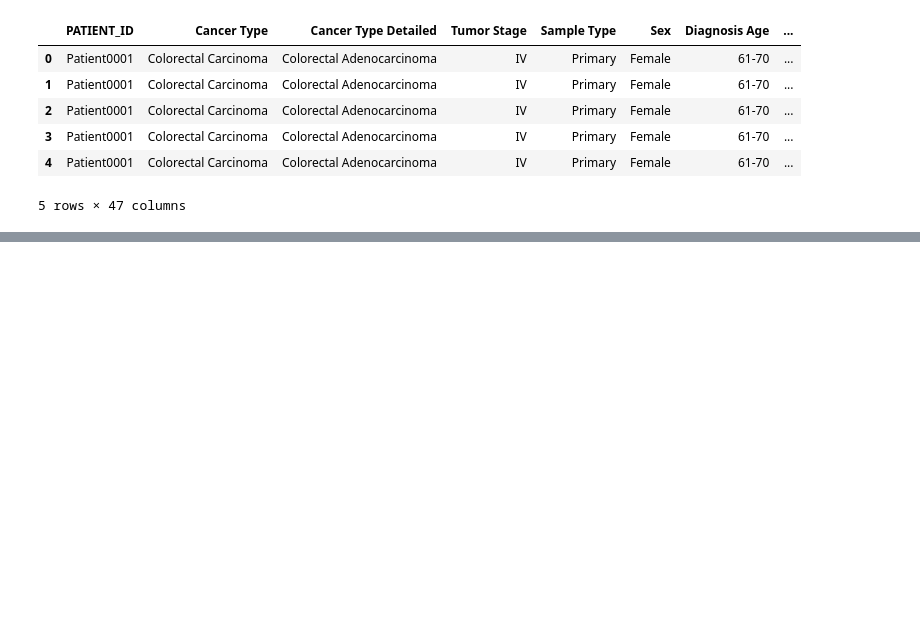
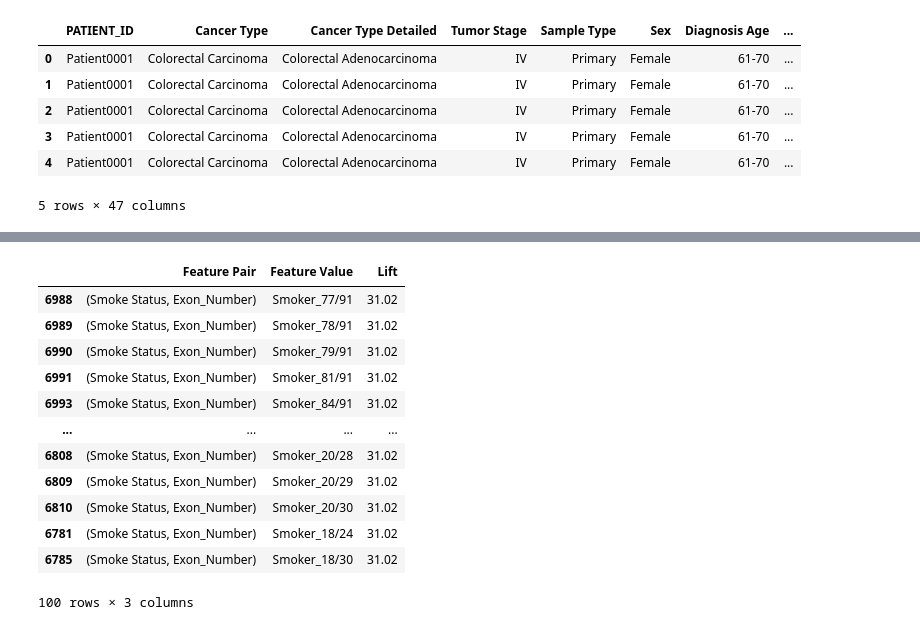
Before and after one commit to Taneun/OncoHypothesis-LLM-Ranker, a Jupyter notebook: pan_cancer/tal_data_preprocessing_new.ipynb, the cells around one changed output, grey strips where cells are left out. Drawn from its saved outputs; the diff is of its cells as text; code cells hidden in the pictures; blank space fills up the shorter version.

```diff
--- a/pan_cancer/tal_data_preprocessing_new.ipynb
+++ b/pan_cancer/tal_data_preprocessing_new.ipynb
@@ -294,0 +394,6 @@ corr_list
+# %%
+# Select a subset of columns to analyze (e.g., most relevant ones)
+columns_to_combine = ['Sex', 'Smoke Status', 'Chromosome', 'Hugo_Symbol', 'SNP_event', 'Exon_Number']
+
+# Generate pairwise combinations of features
+feature_combinations = list(combinations(columns_to_combine, 2))
@@ -294,0 +418,22 @@ corr_list
+# %%
+lifts = []
+
+P_B = data['Is_Lung_Cancer'].mean()
+print("P_B:", P_B)
+
+for feature_pair in feature_combinations:
+    # Create a combined feature
+    combined_feature = data[feature_pair[0]].astype(str) + "_" + data[feature_pair[1]].astype(str)
+    # Filter out combinations with very low counts
+    min_count = 3  # Adjust as needed
+    P_A_counts = combined_feature.value_counts()
+
+    # Filter combined features based on minimum count
+    valid_features = P_A_counts[P_A_counts >= min_count].index
+    filtered_data = combined_feature[combined_feature.isin(valid_features)]
+
+    # Recalculate probabilities with filtered data
+    P_A = filtered_data.value_counts(normalize=True)
+    P_A_and_B = filtered_data[data['Is_Lung_Cancer'] == 1].value_counts(normalize=True)
+    lift = (P_A_and_B / (P_A * P_B)).round(2)
+    lifts.append((feature_pair, lift))
@@ -294,0 +442,14 @@ corr_list
+# %%
+# Flatten the results for easy visualization
+lift_results = []
+
+for feature_pair, lift in lifts:
+    for feature_value, lift_value in lift.items():
+        lift_results.append({
+            'Feature Pair': feature_pair,
+            'Feature Value': feature_value,
+            'Lift': lift_value
+        })
+
+lift_df = pd.DataFrame(lift_results)
+lift_df = lift_df.sort_values(by='Lift', ascending=False)
@@ -294,0 +472,16 @@ corr_list
+# %%
+lift_df.head(100)
+# %% [output]
+|  | Feature Pair | Feature Value | Lift |
+| 6988 | (Smoke Status, Exon_Number) | Smoker_77/91 | 31.02 |
+| 6989 | (Smoke Status, Exon_Number) | Smoker_78/91 | 31.02 |
+| 6990 | (Smoke Status, Exon_Number) | Smoker_79/91 | 31.02 |
+| 6991 | (Smoke Status, Exon_Number) | Smoker_81/91 | 31.02 |
+| 6993 | (Smoke Status, Exon_Number) | Smoker_84/91 | 31.02 |
+| ... | ... | ... | ... |
+| 6808 | (Smoke Status, Exon_Number) | Smoker_20/28 | 31.02 |
+| 6809 | (Smoke Status, Exon_Number) | Smoker_20/29 | 31.02 |
+| 6810 | (Smoke Status, Exon_Number) | Smoker_20/30 | 31.02 |
+| 6781 | (Smoke Status, Exon_Number) | Smoker_18/24 | 31.02 |
+| 6785 | (Smoke Status, Exon_Number) | Smoker_18/30 | 31.02 |
+100 rows × 3 columns
```
Also changed, not shown: parts of 23 cells of this notebook, 3 other files.
